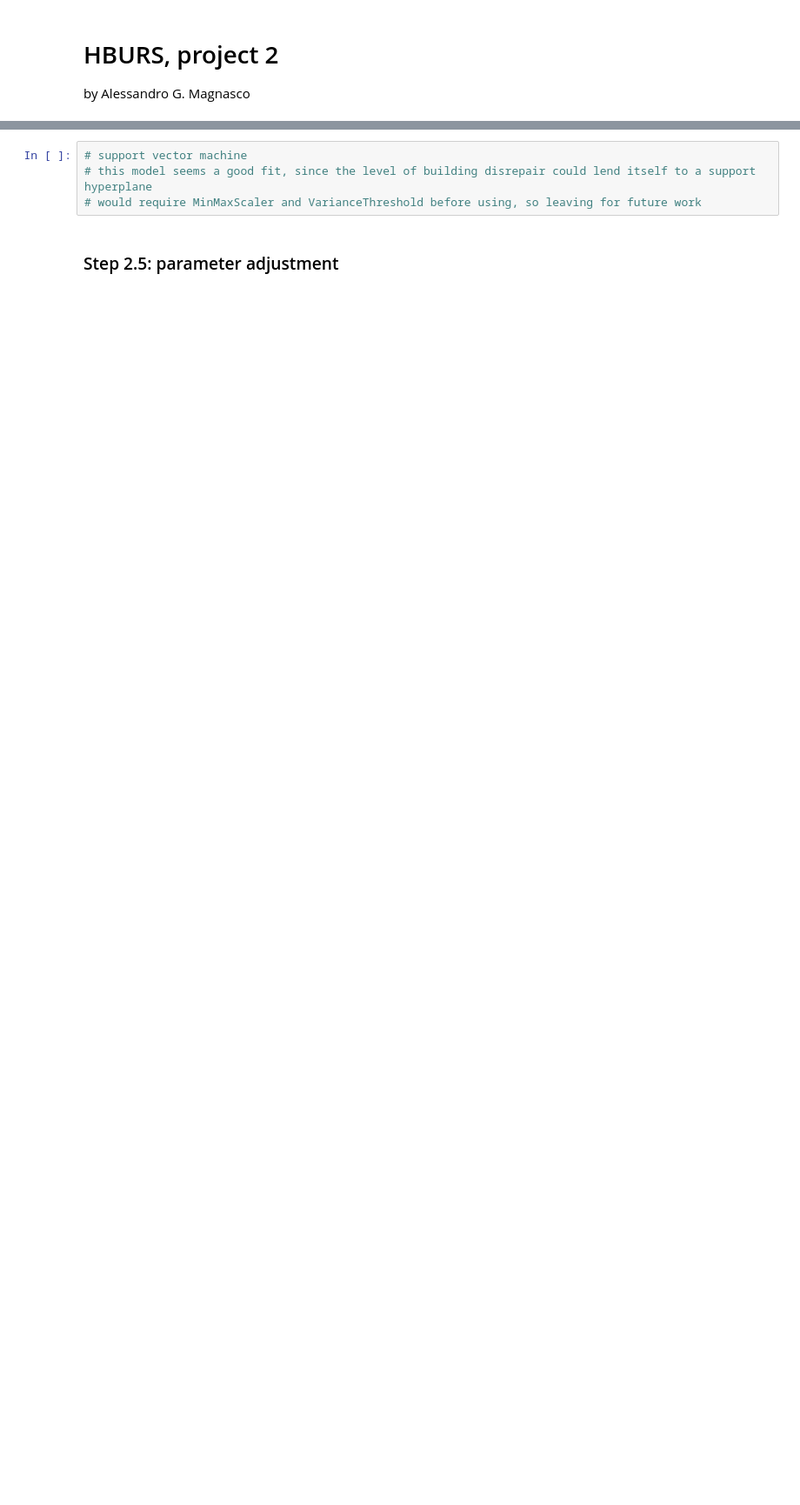
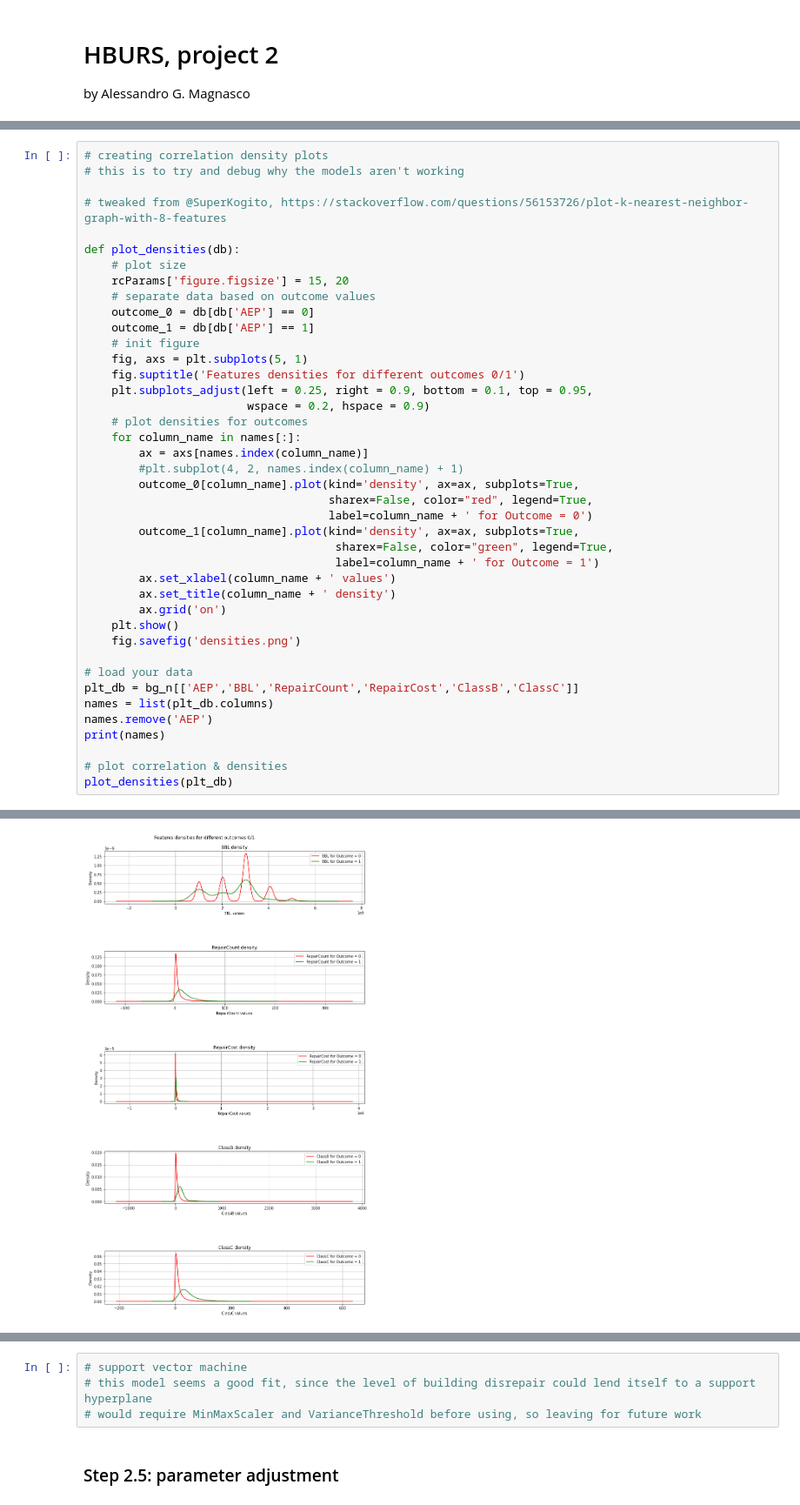
Before and after one commit to amagnasco/HBURS, a Jupyter notebook: hburs_2.ipynb, the cells around one changed output, grey strips where cells are left out. Shown at 87% size. Drawn from its saved outputs; the diff is of its cells as text; blank space fills up the shorter version.

```diff
--- a/hburs_2.ipynb
+++ b/hburs_2.ipynb
@@ -182,0 +239,42 @@ Deprecated in NumPy 1.20; for more details and guidance: https://numpy.org/devdo
+# %%
+# creating correlation density plots
+# this is to try and debug why the models aren't working
+
+# tweaked from @SuperKogito, https://stackoverflow.com/questions/56153726/plot-k-nearest-neighbor-graph-with-8-features
+
+def plot_densities(db):
+    # plot size
+    rcParams['figure.figsize'] = 15, 20
+    # separate data based on outcome values
+    outcome_0 = db[db['AEP'] == 0]
+    outcome_1 = db[db['AEP'] == 1]
+    # init figure
+    fig, axs = plt.subplots(5, 1)
+    fig.suptitle('Features densities for different outcomes 0/1')
+    plt.subplots_adjust(left = 0.25, right = 0.9, bottom = 0.1, top = 0.95,
+                        wspace = 0.2, hspace = 0.9)
+    # plot densities for outcomes
+    for column_name in names[:]:
+        ax = axs[names.index(column_name)]
+        #plt.subplot(4, 2, names.index(column_name) + 1)
+        outcome_0[column_name].plot(kind='density', ax=ax, subplots=True,
+                                    sharex=False, color="red", legend=True,
+                                    label=column_name + ' for Outcome = 0')
+        outcome_1[column_name].plot(kind='density', ax=ax, subplots=True,
+                                     sharex=False, color="green", legend=True,
+                                     label=column_name + ' for Outcome = 1')
+        ax.set_xlabel(column_name + ' values')
+        ax.set_title(column_name + ' density')
+        ax.grid('on')
+    plt.show()
+    fig.savefig('densities.png')
+
+# load your data
+plt_db = bg_n[['AEP','BBL','RepairCount','RepairCost','ClassB','ClassC']]
+names = list(plt_db.columns)
+names.remove('AEP')
+print(names)
+
+# plot correlation & densities
+plot_densities(plt_db)
+# %% [output]
@@ -183,3 +282,4 @@ Deprecated in NumPy 1.20; for more details and guidance: https://numpy.org/devdo
+[figure, added]
 # %%
 # Step 2.4: apply two different supervised learning algorithms (default parameters)
 
```
Also changed, not shown: parts of 21 cells of this notebook.
